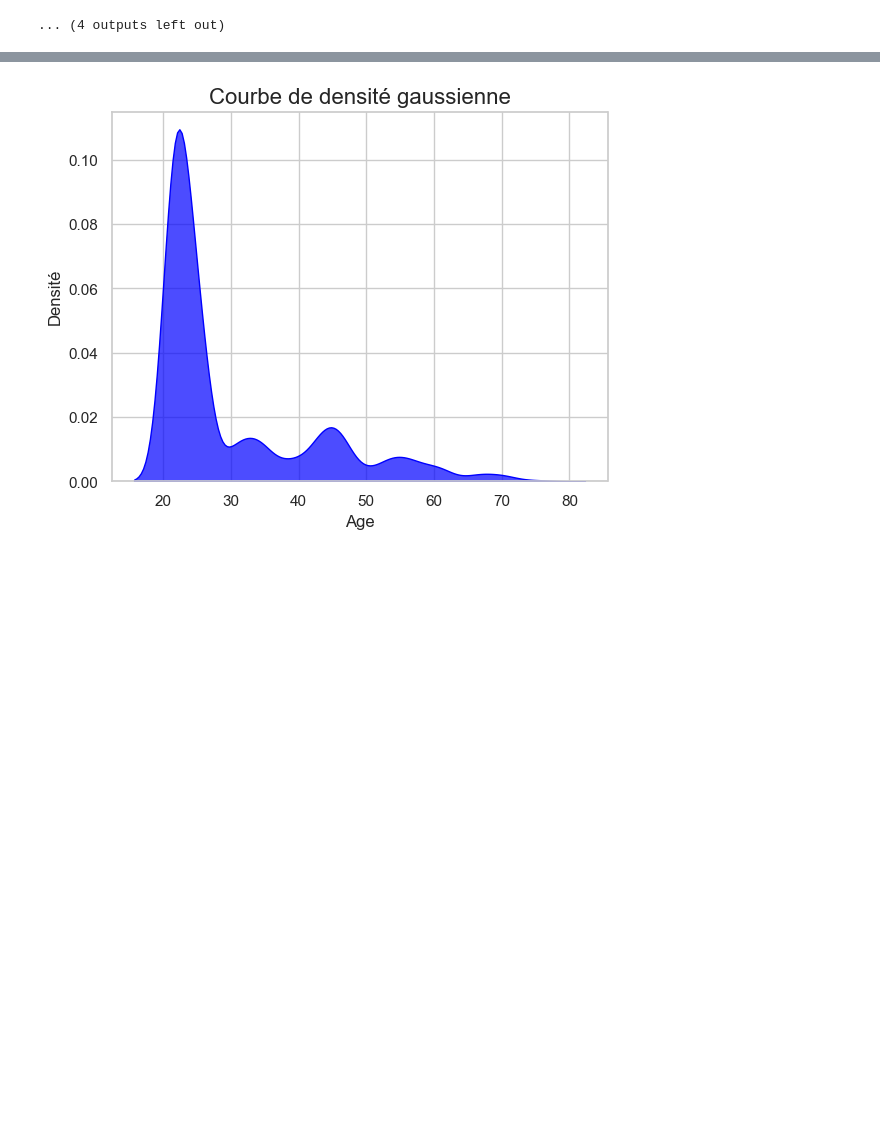
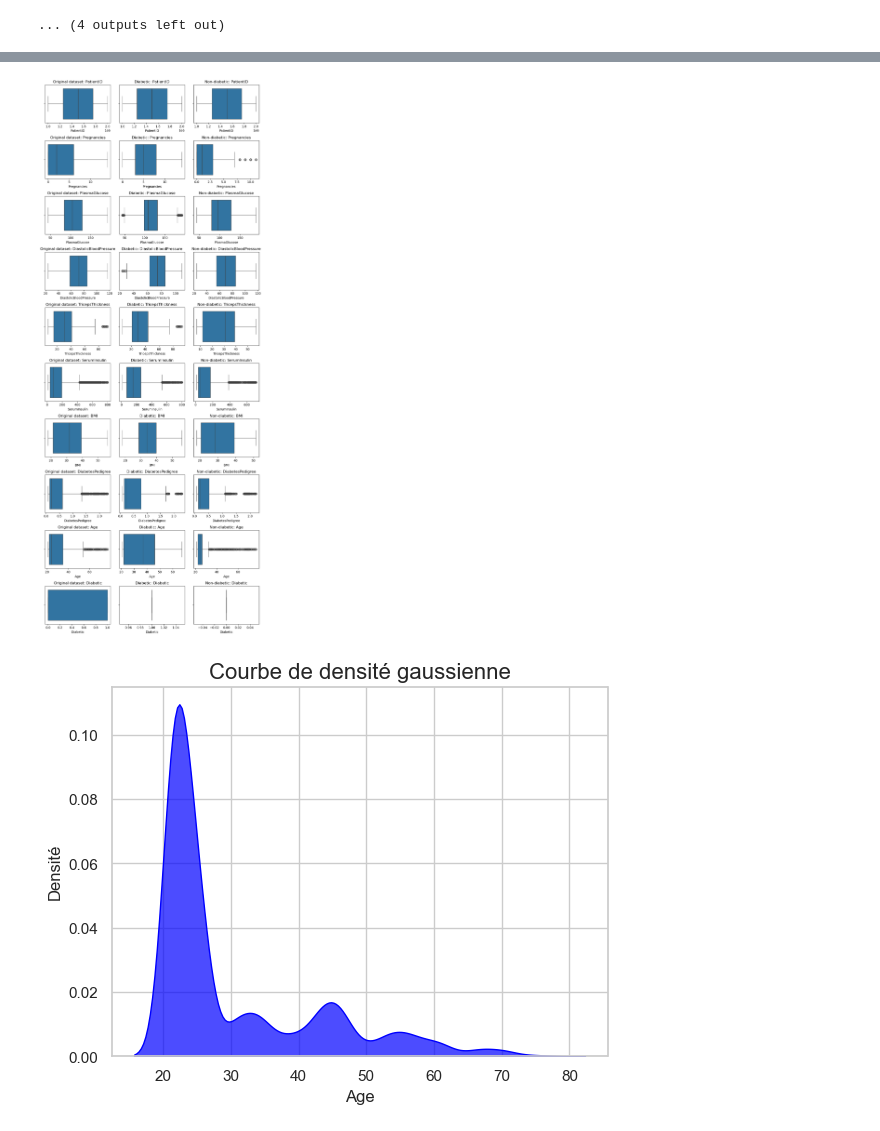
Before and after one commit to Lucky12348/diabetes_prediction, a Jupyter notebook: EDA.ipynb, the cells around one changed output, grey strips where cells are left out. Cells and saved outputs as stored; diff of their text form; code cells hidden in the pictures; blank space fills up the shorter version.

```diff
--- a/EDA.ipynb
+++ b/EDA.ipynb
@@ -387,0 +389,9 @@ Comparison of descriptive statistics for Pregnancies:
+# %%
+# All statistical data
+
+for col in diabete_df.columns:
+    if col != "PatientID" and col!= "Diabetic":
+        statistics = compare_statistics_per_col([diabete_df, df_non_diabetic, df_diabetic], ["df", "df_non_diabetic", "df_diabetic"], col)
+        statistics = [diabete_df[col].describe(), df_non_diabetic[col].describe(), df_diabetic[col].describe()]
+        stats = pd.concat(statistics,axis =1)
+        print(stats)
@@ -473,3 +599,25 @@ correlation
+# %%
+# Data distributions across the columns for the whole dataframe vs diabetic & non-diabetic groups
+columns = diabete_df.columns
+nb_rows = len(columns)
+
+fig, axes = plt.subplots(ncols=3, nrows=nb_rows, figsize=(10, 25))
+
+for i, col in enumerate(columns):
+
+    sns.boxplot(data=diabete_df, x=col, ax=axes[i, 0])
+    axes[i, 0].set_title(f"Original dataset: {col}")
+
+    sns.boxplot(data=df_diabetic, x=col, ax=axes[i, 1])
+    axes[i, 1].set_title(f"Diabetic: {col}")
+
+    sns.boxplot(data=df_non_diabetic, x=col, ax=axes[i, 2])
+    axes[i, 2].set_title(f"Non-diabetic: {col}")
+
+plt.tight_layout()
+plt.show()
+# %% [output]
+[figure, added]
 # %%
 # objectif: focus sur l'age pour voir comment le set est construit. on peut constater que la grande majorité des données prélevées ce sont faites sur la tranche d'age de 20 à 3O ans
 
```
Also changed, not shown: parts of 26 cells of this notebook.
